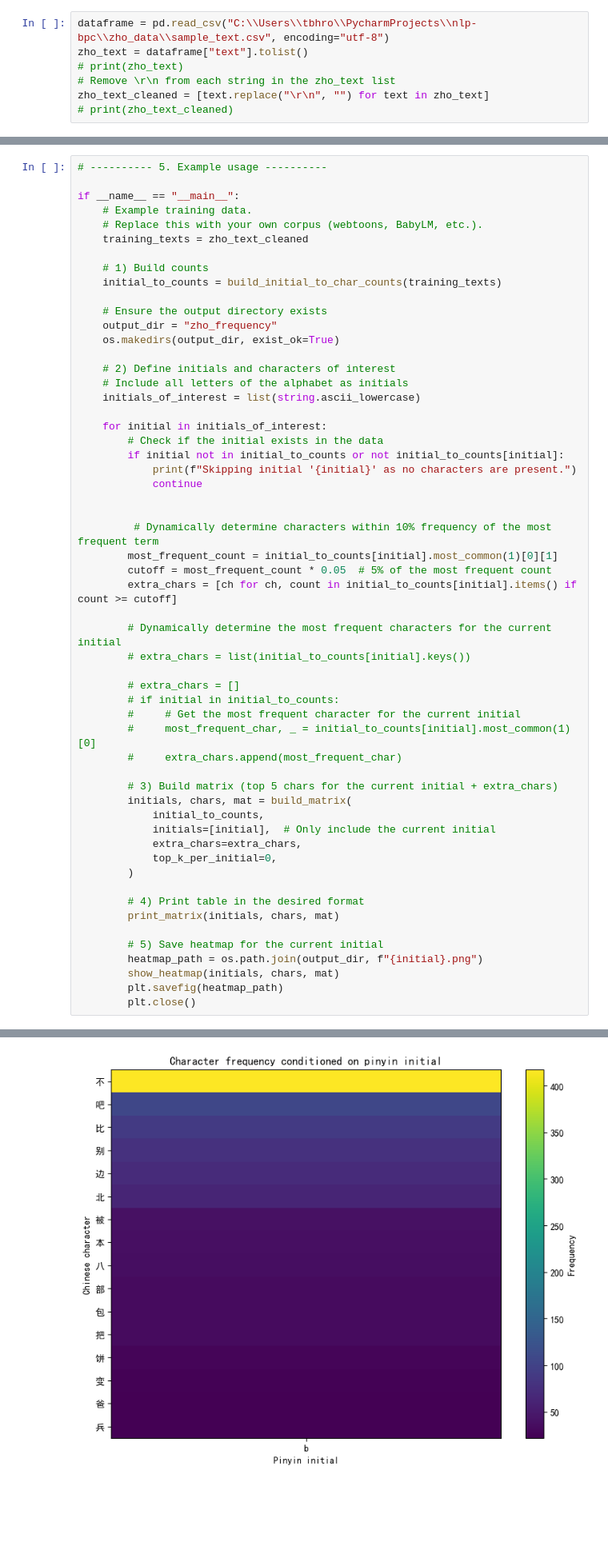
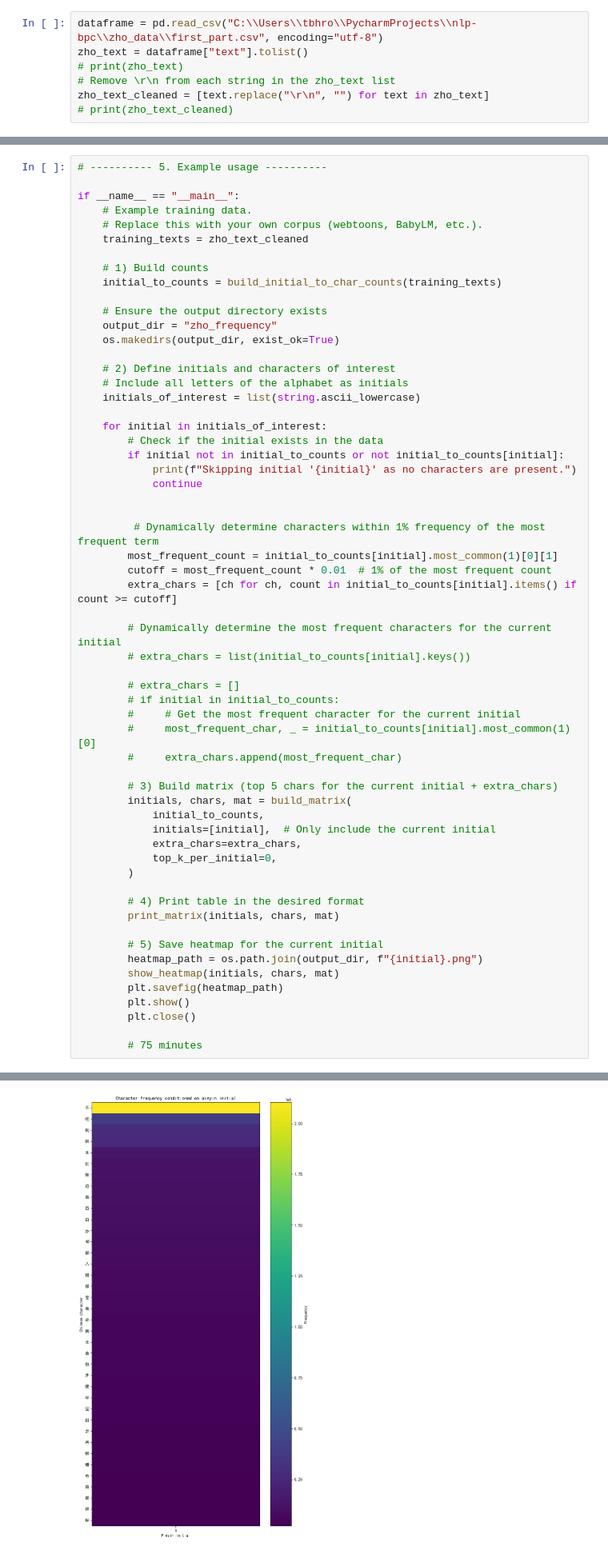
Before and after one commit to tbhrobrecht/nlp-bpc, a Jupyter notebook: character_mapping.ipynb, the cells around one changed output, grey strips where cells are left out. Shown at 80% size. Drawn from its saved outputs; the diff is of its cells as text; blank space fills up the shorter version.

Commit message:
implemented single character mappings

```diff
--- a/character_mapping.ipynb
+++ b/character_mapping.ipynb
@@ -13,7 +17,7 @@ from pypinyin import pinyin, Style
 
 import pandas as pd
 # %%
-dataframe = pd.read_csv("C:\\Users\\tbhro\\PycharmProjects\\nlp-bpc\\zho_data\\sample_text.csv", encoding="utf-8")
+dataframe = pd.read_csv("C:\\Users\\tbhro\\PycharmProjects\\nlp-bpc\\zho_data\\first_part.csv", encoding="utf-8")
 zho_text = dataframe["text"].tolist()
 # print(zho_text)
 # Remove \r\n from each string in the zho_text list
@@ -227,9 +231,9 @@ if __name__ == "__main__":
             continue
 
 
-         # Dynamically determine characters within 10% frequency of the most frequent term
+         # Dynamically determine characters within 1% frequency of the most frequent term
         most_frequent_count = initial_to_counts[initial].most_common(1)[0][1]
-        cutoff = most_frequent_count * 0.05  # 5% of the most frequent count
+        cutoff = most_frequent_count * 0.01  # 1% of the most frequent count
         extra_chars = [ch for ch, count in initial_to_counts[initial].items() if count >= cutoff]
 
         # Dynamically determine the most frequent characters for the current initial
@@ -256,6 +260,9 @@ if __name__ == "__main__":
         heatmap_path = os.path.join(output_dir, f"{initial}.png")
         show_heatmap(initials, chars, mat)
         plt.savefig(heatmap_path)
+        plt.show()
         plt.close()
+
+        # 75 minutes
 # %% [output]
        a
@@ -284,2 +295,2 @@ if __name__ == "__main__":
-[figure, old version]
+[figure, new version]
        c
```
Also changed, not shown: parts of 4 cells of this notebook, 26 other files.
